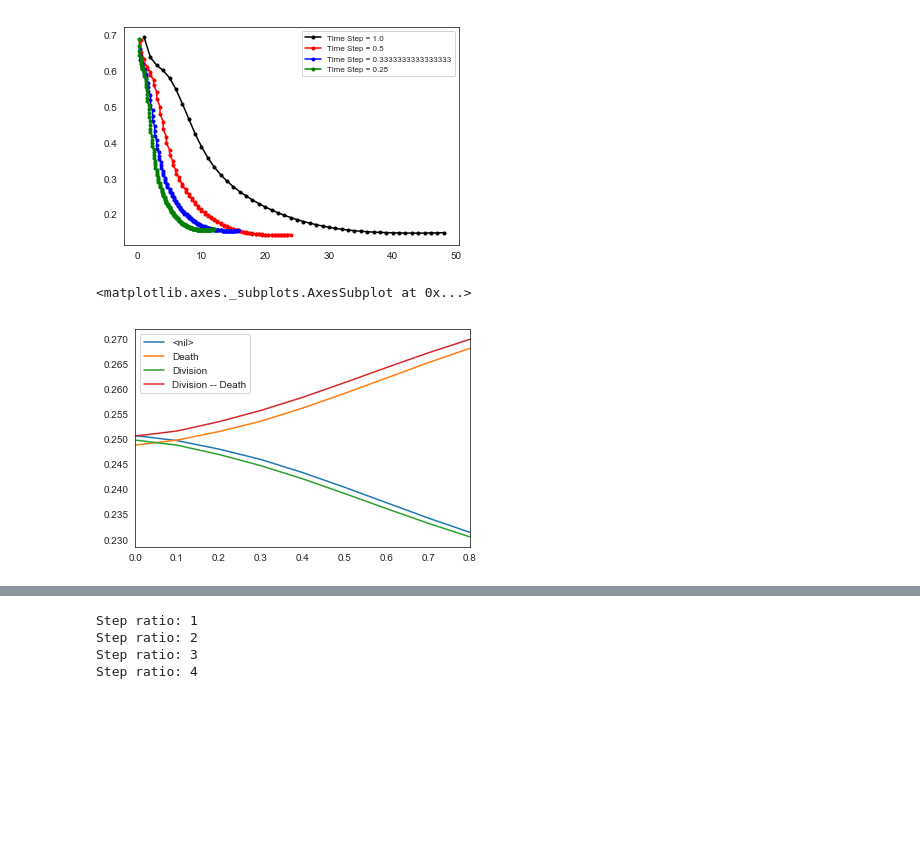
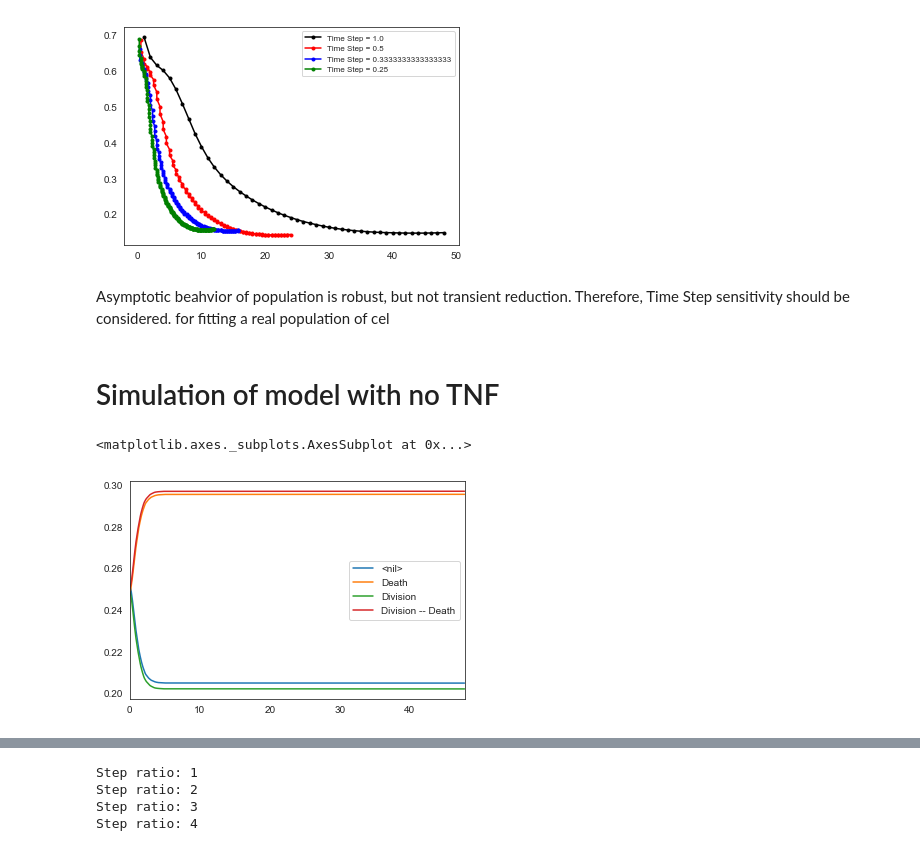
Before and after one commit to sysbio-curie/UPMaBoSS-docker, a Jupyter notebook: TimeStepDependancy.ipynb, the cells around one changed output, grey strips where cells are left out. Cells and saved outputs as stored; diff of their text form; code cells hidden in the pictures; blank space fills up the shorter version.

```diff
--- a/TimeStepDependancy.ipynb
+++ b/TimeStepDependancy.ipynb
@@ -32,6 +34,12 @@ workdir  = "WT"
 
 # Load the Wild-Type model
 model_WT = maboss.load(bnd_file, cfg_WT)
+model_48h = maboss.copy_and_update_parameters(model_WT, {'max_time':48})
 
-max_time = model_WT.param["max_time"]
-time_tick = model_WT.param["time_tick"]
+for name in "mcIAP mXIAP mROS NonACD Apoptosis Survival TNF ATP FADD cIAP FASL TNFR DISC_TNF DISC_FAS RIP1 RIP1ub RIP1K IKK CASP8 BAX BCL2 ROS MPT MOMP SMAC Cyt_c XIAP apoptosome CASP3 cFLIP".split(' '):
+    model_48h.network[name].is_internal = True
+
+model_48h.network.set_output(('Death','Division','NFkB'))
+run_48h = model_48h.run()
+
+run_48h.get_states_probtraj().plot()
@@ -79,19 +94,23 @@ Step ratio: 2
 Step ratio: 3
 Step ratio: 4
 [figure]
+# %% [markdown]
+Asymptotic beahvior of population is robust, but not transient reduction. Therefore, Time Step sensitivity should be considered. for fitting a real population of cel
+# %% [markdown]
+# Simulation of model with no TNF
 # %%
 #Create a model for 48h with no TNF
 
-model_48h_noTNF = maboss.load(bnd_file, cfg_WT)
+model_48h_noTNF = maboss.copy_and_update_parameters(model_WT, {'max_time':48})
 model_48h_noTNF.network.set_istate('TNF',[1,0])
 
 for name in "mcIAP mXIAP mROS NonACD Apoptosis Survival TNF ATP FADD cIAP FASL TNFR DISC_TNF DISC_FAS RIP1 RIP1ub RIP1K IKK CASP8 BAX BCL2 ROS MPT MOMP SMAC Cyt_c XIAP apoptosome CASP3 cFLIP".split(' '):
     model_48h_noTNF.network[name].is_internal = True
 
 model_48h_noTNF.network.set_output(('Death','Division','NFkB'))
 run_48h_noTNF = model_48h_noTNF.run()
 
 run_48h_noTNF.get_states_probtraj().plot()
 # %% [output]
 <matplotlib.axes._subplots.AxesSubplot at 0x...>
-[figure, old version]
+[figure, new version]
```
Also changed, not shown: parts of 8 cells of this notebook.
